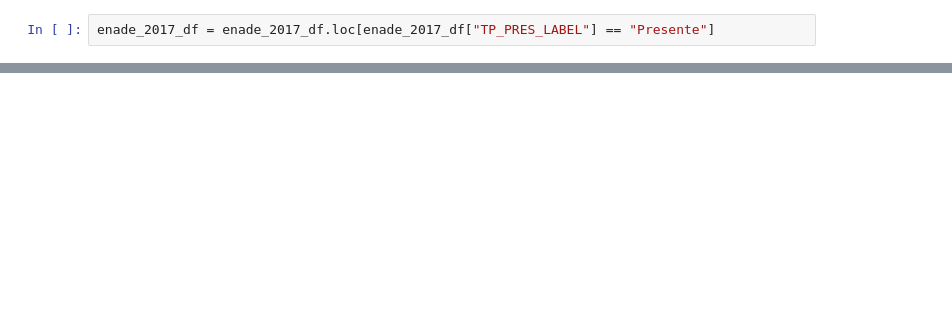
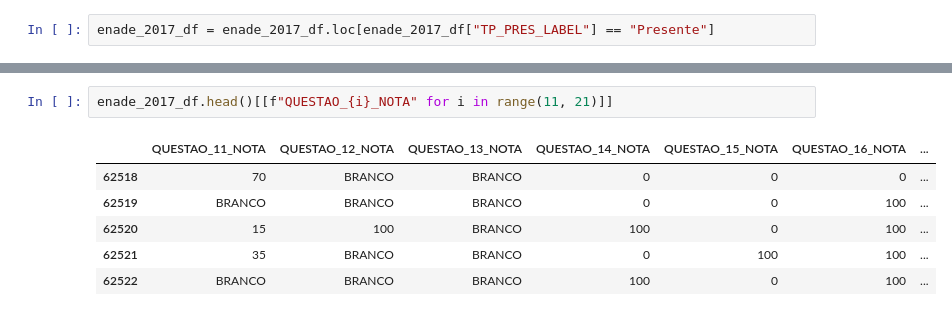
Before and after one commit to renan-cunha/KDD-Enade-Computing, a Jupyter notebook: new_main.ipynb, the cells around one changed output, grey strips where cells are left out. Drawn from its saved outputs; the diff is of its cells as text; blank space fills up the shorter version.

```diff
--- a/new_main.ipynb
+++ b/new_main.ipynb
@@ -97,0 +85,9 @@ See the caveats in the documentation: https://pandas.pydata.org/pandas-docs/stab
+# %%
+enade_2017_df.head()[[f"QUESTAO_{i}_NOTA" for i in range(11, 21)]]
+# %% [output]
+|  | QUESTAO_11_NOTA | QUESTAO_12_NOTA | QUESTAO_13_NOTA | QUESTAO_14_NOTA | QUESTAO_15_NOTA | QUESTAO_16_NOTA | ... |
+| 62518 | 70 | BRANCO | BRANCO | 0 | 0 | 0 | ... |
+| 62519 | BRANCO | BRANCO | BRANCO | 0 | 0 | 100 | ... |
+| 62520 | 15 | 100 | BRANCO | 100 | 0 | 100 | ... |
+| 62521 | 35 | BRANCO | BRANCO | 0 | 100 | 100 | ... |
+| 62522 | BRANCO | BRANCO | BRANCO | 100 | 0 | 100 | ... |
```
Also changed, not shown: parts of 11 cells of this notebook, 3 other files.
